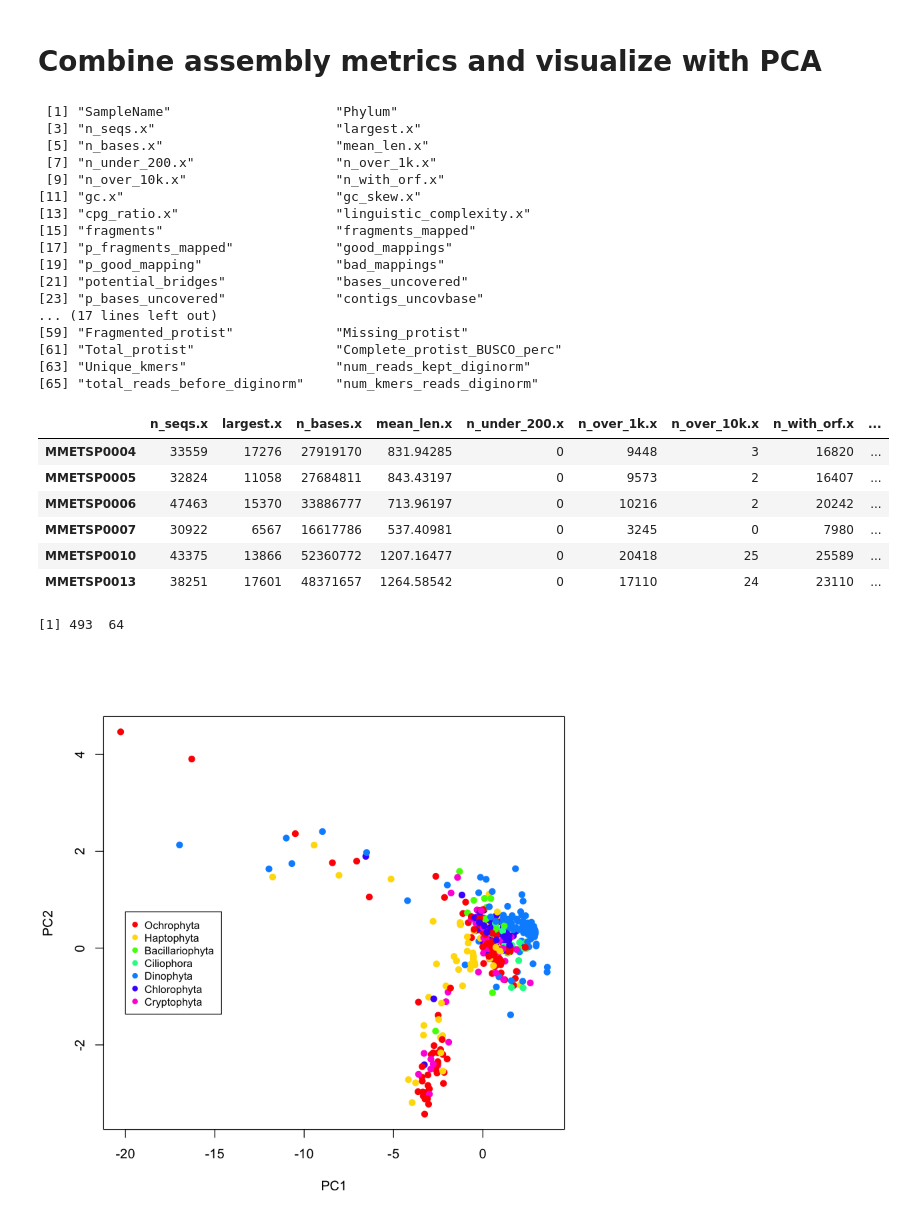
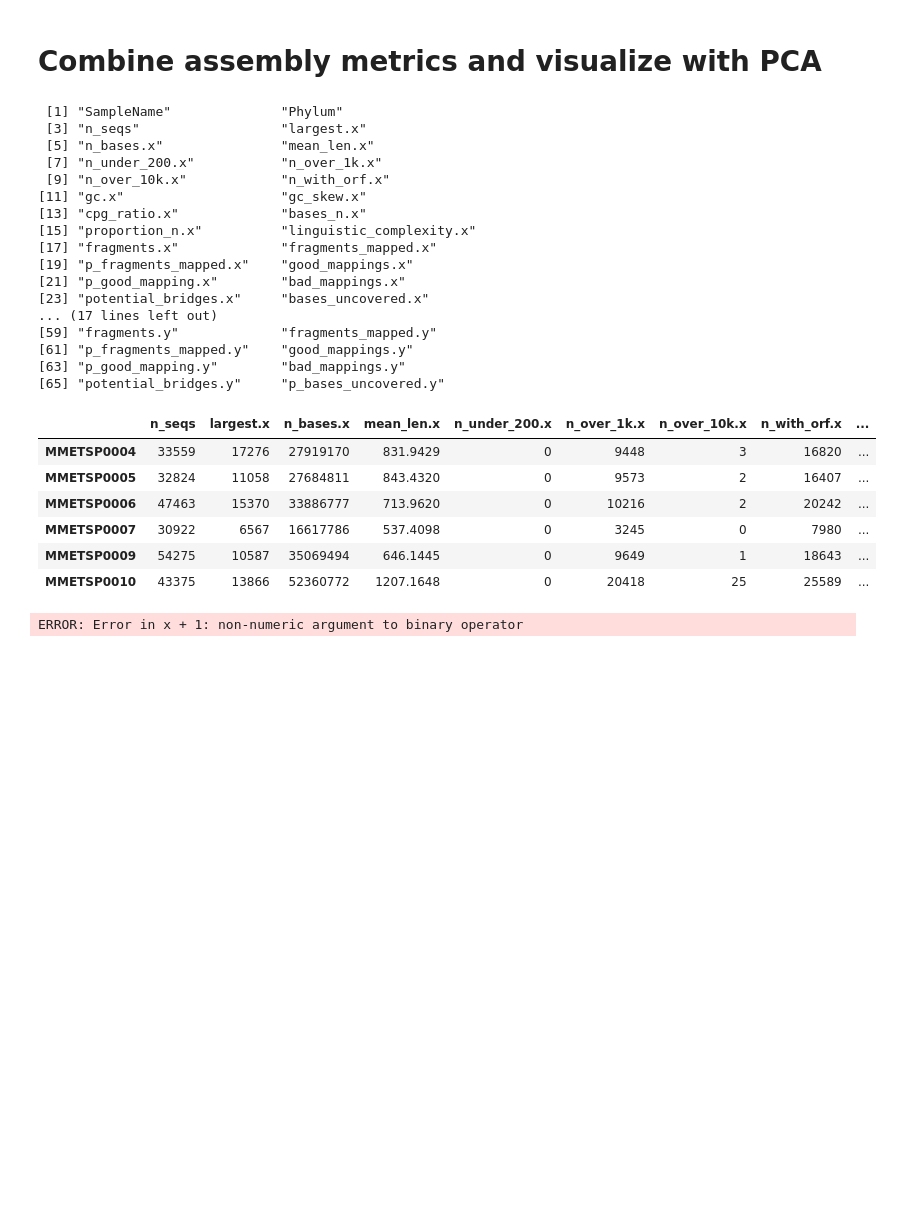
Before and after one commit to johnsolk/MMETSP, a Jupyter notebook: notebooks/MMETSP_transcriptome_assembly_stats.ipynb, the cells around one changed output. Drawn from its saved outputs; the diff is of its cells as text; code cells hidden in the pictures; blank space fills up the shorter version.

```diff
--- a/notebooks/MMETSP_transcriptome_assembly_stats.ipynb
+++ b/notebooks/MMETSP_transcriptome_assembly_stats.ipynb
@@ -293,61 +313,60 @@ alternative hypothesis: two-sided
 # %% [markdown]
 # Combine assembly metrics and visualize with PCA
 # %%
-tax_raw <- read.csv("~/Documents/UCDavis/dib/MMETSP/git/MMETSP/assembly_evaluation_data/MMETSP_all_evaluation_matrix.csv")
+tax_raw <- read.csv("../assembly_evaluation_data/MMETSP_all_evaluation_matrix.csv")
 special_flowers = c("MMETSP0693","MMETSP1019","MMETSP0923","MMETSP0008","MMETSP1002","MMETSP1325","MMETSP1018","MMETSP1346","MMETSP0088","MMETSP0092","MMETSP0717","MMETSP0223","MMETSP0115","MMETSP0196","MMETSP0197","MMETSP0398","MMETSP0399","MMETSP0922")
 tax_raw <- tax_raw[!tax_raw$SampleName %in% special_flowers,]
 #colnames(tax_raw)
 # combine assembly metrics
 x<-tax_raw[,c(2,34,45,47,48,49,50,51,52,53,60,61,63,64,65,66,67,68,69,70,71,72,73,74,75,76,77:84,86:116,118)]
 #dim(x)
 # only top 7 taxa
 sub_phy<-c("Bacillariophyta","Dinophyta","Ochrophyta","Haptophyta","Ciliophora","Chlorophyta","Cryptophyta")
 sub<-x[x$Phylum %in% sub_phy,]
 sub$Phylum <- factor(sub$Phylum)
 #dim(sub)
 #length(levels(sub$Phylum))
 # These are the assembly metrics used to generate the PCA
 colnames(sub)
 rownames(sub)<-sub$SampleName
 sub<-na.omit(sub)
 x<-sub[,c(3:66)]
 x<-as.matrix(x)
 head(x)
 x_plus<- x + 1
 x_log <-log10(x_plus)
 #dim(x_log)
 x_log <- na.omit(x_log)
 dim(x_log)
 pca = prcomp(x_log)
 names = rownames(x)
 fac= names
 plot(pca$x[,1:2], col=Cols(sub$Phylum), pch=19,
      xlab="PC1",ylab="PC2")
 legend(-20,0.75,legend=unique(as.character(sub$Phylum)),col=rainbow(length(unique(sub$Phylum))),cex=0.8, pch=19)
 # %% [output]
- [1] "SampleName"                     "Phylum"
- [3] "n_seqs.x"                       "largest.x"
- [5] "n_bases.x"                      "mean_len.x"
- [7] "n_under_200.x"                  "n_over_1k.x"
- [9] "n_over_10k.x"                   "n_with_orf.x"
-[11] "gc.x"                           "gc_skew.x"
-[13] "cpg_ratio.x"                    "linguistic_complexity.x"
-[15] "fragments"                      "fragments_mapped"
-[17] "p_fragments_mapped"             "good_mappings"
-[19] "p_good_mapping"                 "bad_mappings"
-[21] "potential_bridges"              "bases_uncovered"
-[23] "p_bases_uncovered"              "contigs_uncovbase"
+ [1] "SampleName"              "Phylum"
+ [3] "n_seqs"                  "largest.x"
+ [5] "n_bases.x"               "mean_len.x"
+ [7] "n_under_200.x"           "n_over_1k.x"
+ [9] "n_over_10k.x"            "n_with_orf.x"
+[11] "gc.x"                    "gc_skew.x"
+[13] "cpg_ratio.x"             "bases_n.x"
+[15] "proportion_n.x"          "linguistic_complexity.x"
+[17] "fragments.x"             "fragments_mapped.x"
+[19] "p_fragments_mapped.x"    "good_mappings.x"
+[21] "p_good_mapping.x"        "bad_mappings.x"
+[23] "potential_bridges.x"     "bases_uncovered.x"
 ... (17 lines left out)
-[59] "Fragmented_protist"             "Missing_protist"
-[61] "Total_protist"                  "Complete_protist_BUSCO_perc"
-[63] "Unique_kmers"                   "num_reads_kept_diginorm"
-[65] "total_reads_before_diginorm"    "num_kmers_reads_diginorm"
+[59] "fragments.y"             "fragments_mapped.y"
+[61] "p_fragments_mapped.y"    "good_mappings.y"
+[63] "p_good_mapping.y"        "bad_mappings.y"
+[65] "potential_bridges.y"     "p_bases_uncovered.y"
-|  | n_seqs.x | largest.x | n_bases.x | mean_len.x | n_under_200.x | n_over_1k.x | n_over_10k.x | n_with_orf.x | ... |
-| MMETSP0004 | 33559 | 17276 | 27919170 | 831.94285 | 0 | 9448 | 3 | 16820 | ... |
-| MMETSP0005 | 32824 | 11058 | 27684811 | 843.43197 | 0 | 9573 | 2 | 16407 | ... |
-| MMETSP0006 | 47463 | 15370 | 33886777 | 713.96197 | 0 | 10216 | 2 | 20242 | ... |
-| MMETSP0007 | 30922 | 6567 | 16617786 | 537.40981 | 0 | 3245 | 0 | 7980 | ... |
-| MMETSP0010 | 43375 | 13866 | 52360772 | 1207.16477 | 0 | 20418 | 25 | 25589 | ... |
-| MMETSP0013 | 38251 | 17601 | 48371657 | 1264.58542 | 0 | 17110 | 24 | 23110 | ... |
+|  | n_seqs | largest.x | n_bases.x | mean_len.x | n_under_200.x | n_over_1k.x | n_over_10k.x | n_with_orf.x | ... |
+| MMETSP0004 | 33559 | 17276 | 27919170 | 831.9429 | 0 | 9448 | 3 | 16820 | ... |
+| MMETSP0005 | 32824 | 11058 | 27684811 | 843.4320 | 0 | 9573 | 2 | 16407 | ... |
+| MMETSP0006 | 47463 | 15370 | 33886777 | 713.9620 | 0 | 10216 | 2 | 20242 | ... |
+| MMETSP0007 | 30922 | 6567 | 16617786 | 537.4098 | 0 | 3245 | 0 | 7980 | ... |
+| MMETSP0009 | 54275 | 10587 | 35069494 | 646.1445 | 0 | 9649 | 1 | 18643 | ... |
+| MMETSP0010 | 43375 | 13866 | 52360772 | 1207.1648 | 0 | 20418 | 25 | 25589 | ... |
-[1] 493  64
+ERROR: Error in x + 1: non-numeric argument to binary operator
-[figure, removed]
```
Also changed, not shown: parts of 20 cells of this notebook, 16 other files.
